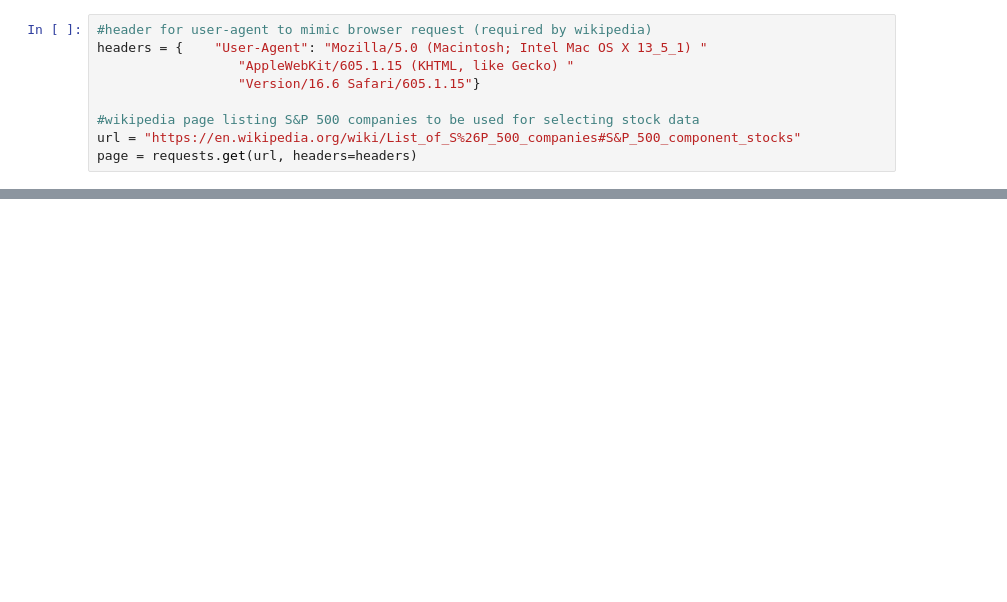
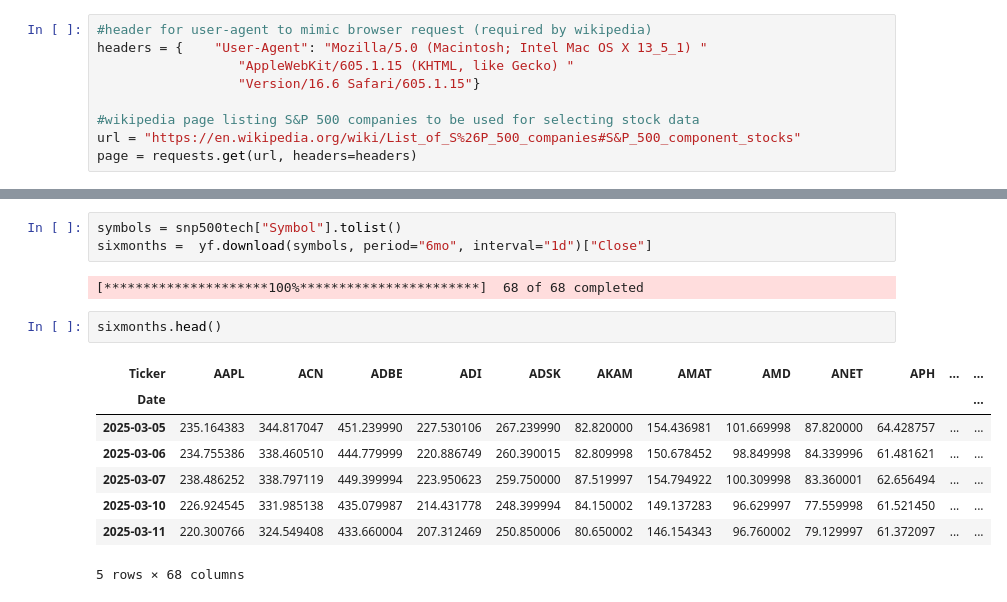
Before and after one commit to mbrwn22/StockModeling, a Jupyter notebook: jupytertest.ipynb, the cells around one changed output, grey strips where cells are left out. Cells and saved outputs as stored; diff of their text form; blank space fills up the shorter version.

```diff
--- a/jupytertest.ipynb
+++ b/jupytertest.ipynb
@@ -27,0 +55,16 @@ df.head(5)
+# %%
+symbols = snp500tech["Symbol"].tolist()
+sixmonths =  yf.download(symbols, period="6mo", interval="1d")["Close"]
+# %% [output]
+[*********************100%***********************]  68 of 68 completed
+# %%
+sixmonths.head()
+# %% [output]
+| Ticker | AAPL | ACN | ADBE | ADI | ADSK | AKAM | AMAT | AMD | ANET | APH | ... | ... |
+| Date |  |  |  |  |  |  |  |  |  |  |  | ... |
+| 2025-03-05 | 235.164383 | 344.817047 | 451.239990 | 227.530106 | 267.239990 | 82.820000 | 154.436981 | 101.669998 | 87.820000 | 64.428757 | ... | ... |
+| 2025-03-06 | 234.755386 | 338.460510 | 444.779999 | 220.886749 | 260.390015 | 82.809998 | 150.678452 | 98.849998 | 84.339996 | 61.481621 | ... | ... |
+| 2025-03-07 | 238.486252 | 338.797119 | 449.399994 | 223.950623 | 259.750000 | 87.519997 | 154.794922 | 100.309998 | 83.360001 | 62.656494 | ... | ... |
+| 2025-03-10 | 226.924545 | 331.985138 | 435.079987 | 214.431778 | 248.399994 | 84.150002 | 149.137283 | 96.629997 | 77.559998 | 61.521450 | ... | ... |
+| 2025-03-11 | 220.300766 | 324.549408 | 433.660004 | 207.312469 | 250.850006 | 80.650002 | 146.154343 | 96.760002 | 79.129997 | 61.372097 | ... | ... |
+5 rows × 68 columns
```
Also changed, not shown: parts of 5 cells of this notebook, 1 other file.
